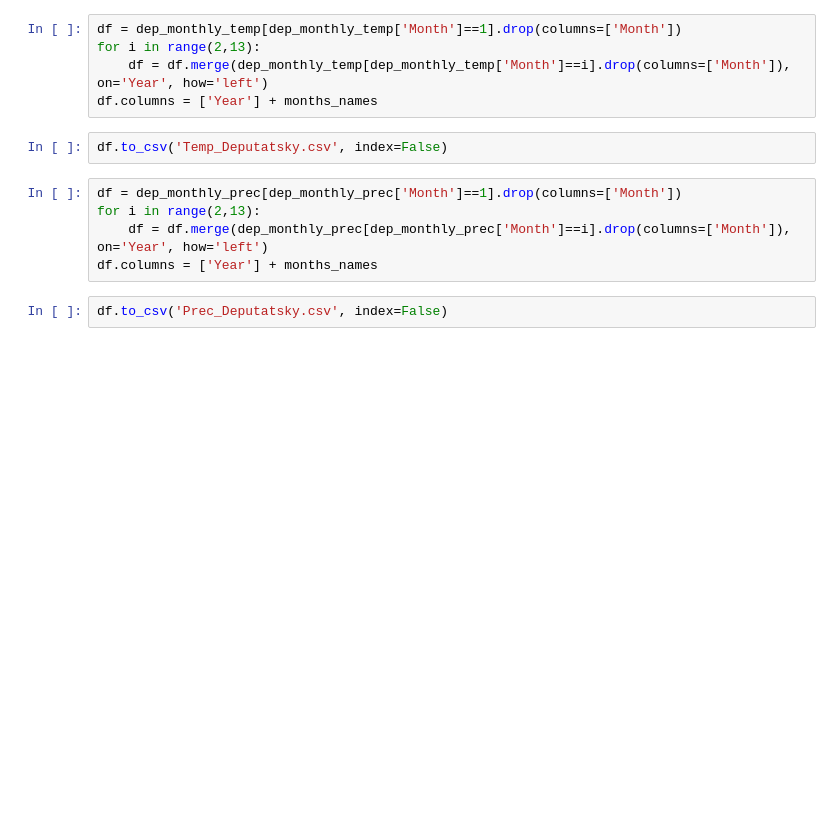
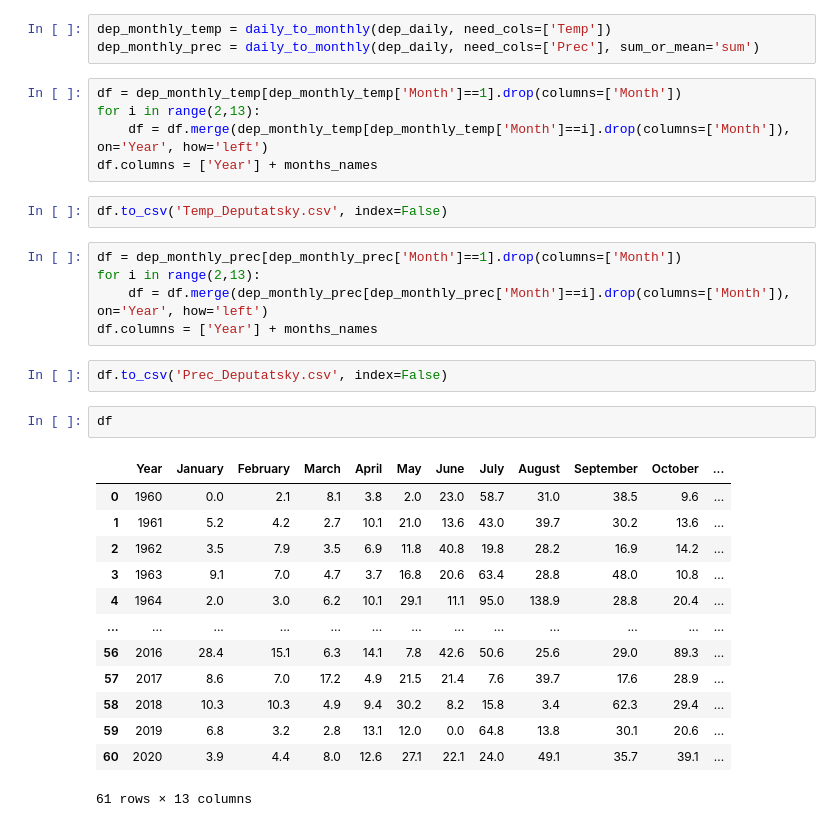
Before and after one commit to mikewellmeansme/trs-isotopes-analyser, a Jupyter notebook: playground.ipynb, the cells around one changed output. Drawn from its saved outputs; the diff is of its cells as text; blank space fills up the shorter version.

```diff
--- a/playground.ipynb
+++ b/playground.ipynb
@@ -806,3 +783,6 @@ dep_monthly_prec = dep_monthly.drop(columns=['Temp'])
+# %%
+dep_monthly_temp = daily_to_monthly(dep_daily, need_cols=['Temp'])
+dep_monthly_prec = daily_to_monthly(dep_daily, need_cols=['Prec'], sum_or_mean='sum')
 # %%
 df = dep_monthly_temp[dep_monthly_temp['Month']==1].drop(columns=['Month'])
 for i in range(2,13):
@@ -817,3 +797,19 @@ for i in range(2,13):
 df.columns = ['Year'] + months_names
 # %%
 df.to_csv('Prec_Deputatsky.csv', index=False)
+# %%
+df
+# %% [output]
+|  | Year | January | February | March | April | May | June | July | August | September | October | ... |
+| 0 | 1960 | 0.0 | 2.1 | 8.1 | 3.8 | 2.0 | 23.0 | 58.7 | 31.0 | 38.5 | 9.6 | ... |
+| 1 | 1961 | 5.2 | 4.2 | 2.7 | 10.1 | 21.0 | 13.6 | 43.0 | 39.7 | 30.2 | 13.6 | ... |
+| 2 | 1962 | 3.5 | 7.9 | 3.5 | 6.9 | 11.8 | 40.8 | 19.8 | 28.2 | 16.9 | 14.2 | ... |
+| 3 | 1963 | 9.1 | 7.0 | 4.7 | 3.7 | 16.8 | 20.6 | 63.4 | 28.8 | 48.0 | 10.8 | ... |
+| 4 | 1964 | 2.0 | 3.0 | 6.2 | 10.1 | 29.1 | 11.1 | 95.0 | 138.9 | 28.8 | 20.4 | ... |
+| ... | ... | ... | ... | ... | ... | ... | ... | ... | ... | ... | ... | ... |
+| 56 | 2016 | 28.4 | 15.1 | 6.3 | 14.1 | 7.8 | 42.6 | 50.6 | 25.6 | 29.0 | 89.3 | ... |
+| 57 | 2017 | 8.6 | 7.0 | 17.2 | 4.9 | 21.5 | 21.4 | 7.6 | 39.7 | 17.6 | 28.9 | ... |
+| 58 | 2018 | 10.3 | 10.3 | 4.9 | 9.4 | 30.2 | 8.2 | 15.8 | 3.4 | 62.3 | 29.4 | ... |
+| 59 | 2019 | 6.8 | 3.2 | 2.8 | 13.1 | 12.0 | 0.0 | 64.8 | 13.8 | 30.1 | 20.6 | ... |
+| 60 | 2020 | 3.9 | 4.4 | 8.0 | 12.6 | 27.1 | 22.1 | 24.0 | 49.1 | 35.7 | 39.1 | ... |
+61 rows × 13 columns
```
Also changed, not shown: parts of 2 cells of this notebook, 4 other files.
